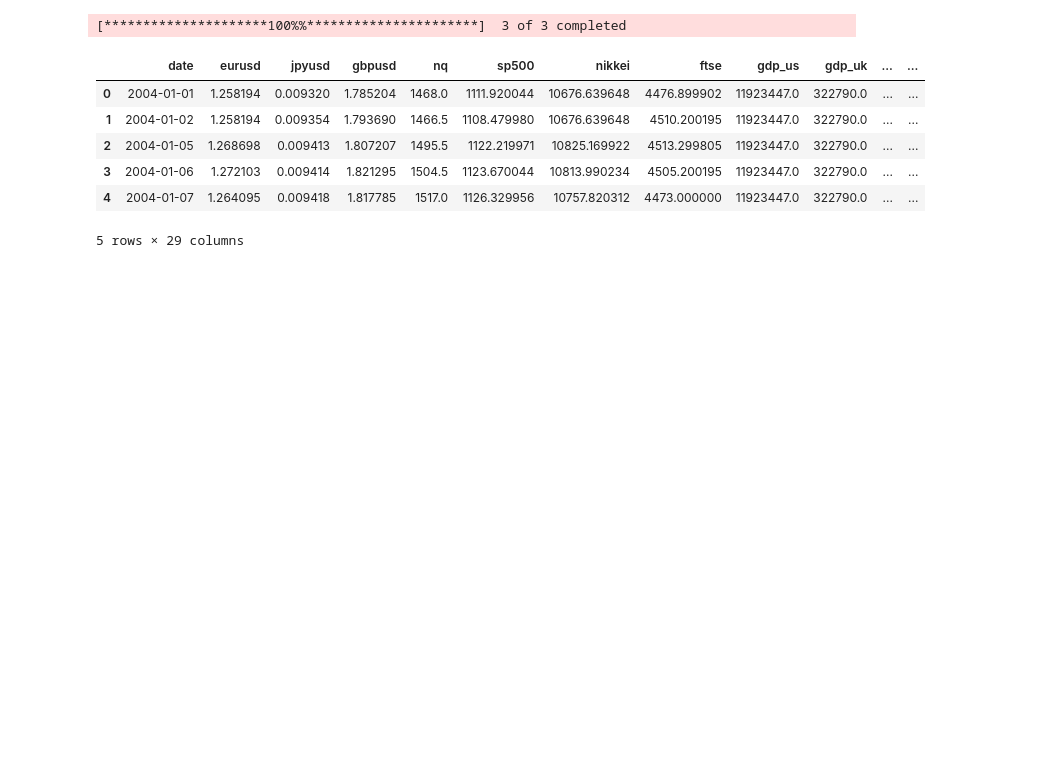
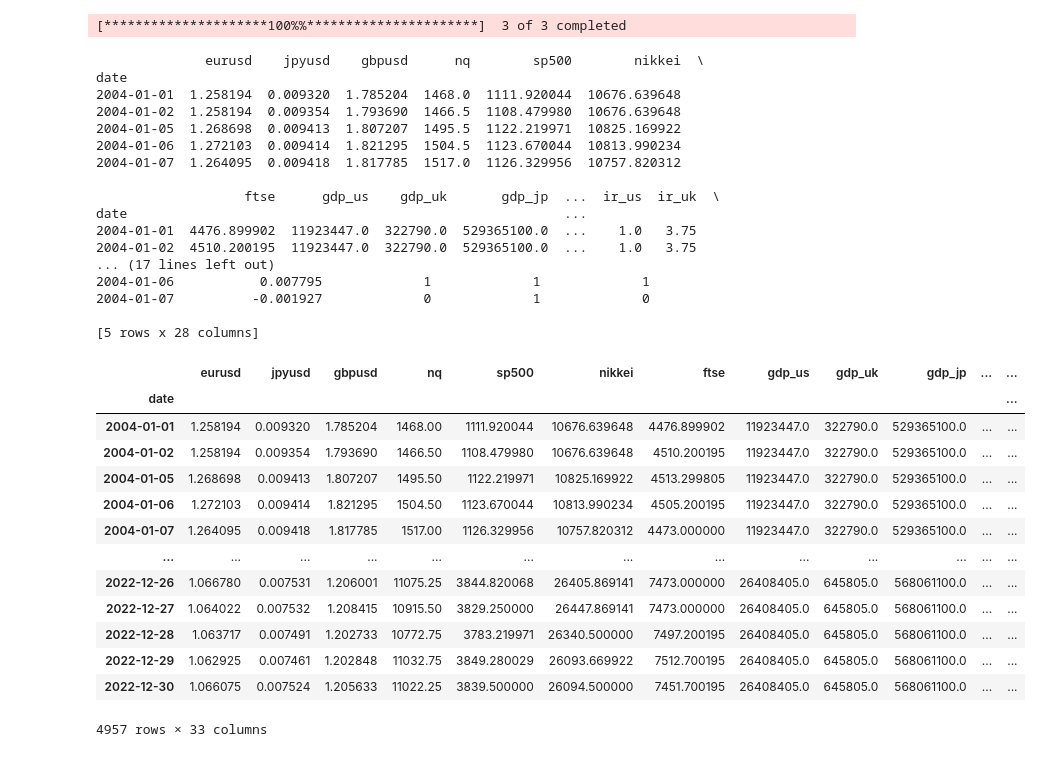
Before and after one commit to ikeryanez/Forecasting_FinancialTS, a Jupyter notebook: notebooks/4-feature_engineering/feature_engineering.ipynb, the cells around one changed output. Drawn from its saved outputs; the diff is of its cells as text; code cells hidden in the pictures; blank space fills up the shorter version.

```diff
--- a/notebooks/4-feature_engineering/feature_engineering.ipynb
+++ b/notebooks/4-feature_engineering/feature_engineering.ipynb
@@ -35,10 +37,11 @@ df.head()
 # %%
+import pandas as pd
 import yfinance as yf
 from datetime import datetime, timedelta
 
+# Supongamos que df es tu DataFrame y tiene un índice de tipo datetime
 # Obtener la fecha del primer día en el DataFrame
-first_date_str = df.loc[0, 'date']
-first_date = datetime.strptime(first_date_str, '%Y-%m-%d')
+first_date = df.index[0]
 
 # Descargar los precios de cierre del día anterior para EUR/USD, JPY/USD y GBP/USD
 tickers = ['EURUSD=X', 'JPYUSD=X', 'GBPUSD=X']
@@ -48,7 +51,7 @@ previous_date = first_date - timedelta(days=1)
 data = yf.download(tickers, start=previous_date.strftime('%Y-%m-%d'), end=first_date.strftime('%Y-%m-%d'))
 
 # Obtener el precio de cierre del día anterior
-previous_close = data['Close'].iloc[0]
+previous_close = data['Adj Close'].iloc[0]
 
 # Calcular la variación porcentual para cada tipo de cambio
 df['eurusd_pct_change'] = df['eurusd'].pct_change()
@@ -56,25 +59,57 @@ df['jpyusd_pct_change'] = df['jpyusd'].pct_change()
 df['gbpusd_pct_change'] = df['gbpusd'].pct_change()
 
 # Rellenar la variación porcentual para la primera observación
-df.loc[0, 'eurusd_pct_change'] = (df.loc[0, 'eurusd'] - previous_close['EURUSD=X']) / previous_close['EURUSD=X']
-df.loc[0, 'jpyusd_pct_change'] = (df.loc[0, 'jpyusd'] - previous_close['JPYUSD=X']) / previous_close['JPYUSD=X']
-df.loc[0, 'gbpusd_pct_change'] = (df.loc[0, 'gbpusd'] - previous_close['GBPUSD=X']) / previous_close['GBPUSD=X']
+df.loc[df.index[0], 'eurusd_pct_change'] = (df.loc[df.index[0], 'eurusd'] - previous_close['EURUSD=X']) / previous_close['EURUSD=X']
+df.loc[df.index[0], 'jpyusd_pct_change'] = (df.loc[df.index[0], 'jpyusd'] - previous_close['JPYUSD=X']) / previous_close['JPYUSD=X']
+df.loc[df.index[0], 'gbpusd_pct_change'] = (df.loc[df.index[0], 'gbpusd'] - previous_close['GBPUSD=X']) / previous_close['GBPUSD=X']
 
 # Crear las etiquetas de tendencia en inglés
-df['eurusd_trend'] = df['eurusd_pct_change'].apply(lambda x: 'up' if x > 0 else 'down')
-df['jpyusd_trend'] = df['jpyusd_pct_change'].apply(lambda x: 'up' if x > 0 else 'down')
-df['gbpusd_trend'] = df['gbpusd_pct_change'].apply(lambda x: 'up' if x > 0 else 'down')
+df['eurusd_trend'] = df['eurusd_pct_change'].apply(lambda x: 1 if x > 0 else 0)
+df['jpyusd_trend'] = df['jpyusd_pct_change'].apply(lambda x: 1 if x > 0 else 0)
+df['gbpusd_trend'] = df['gbpusd_pct_change'].apply(lambda x: 1 if x > 0 else 0)
 
-# Mostrar las primeras filas del DataFrame modificado para verificar los cambios
-df.head()
+print(df.head())
 # %% [output]
 [*********************100%%**********************]  3 of 3 completed
-|  | date | eurusd | jpyusd | gbpusd | nq | sp500 | nikkei | ftse | gdp_us | gdp_uk | ... | ... |
-| 0 | 2004-01-01 | 1.258194 | 0.009320 | 1.785204 | 1468.0 | 1111.920044 | 10676.639648 | 4476.899902 | 11923447.0 | 322790.0 | ... | ... |
-| 1 | 2004-01-02 | 1.258194 | 0.009354 | 1.793690 | 1466.5 | 1108.479980 | 10676.639648 | 4510.200195 | 11923447.0 | 322790.0 | ... | ... |
-| 2 | 2004-01-05 | 1.268698 | 0.009413 | 1.807207 | 1495.5 | 1122.219971 | 10825.169922 | 4513.299805 | 11923447.0 | 322790.0 | ... | ... |
-| 3 | 2004-01-06 | 1.272103 | 0.009414 | 1.821295 | 1504.5 | 1123.670044 | 10813.990234 | 4505.200195 | 11923447.0 | 322790.0 | ... | ... |
-| 4 | 2004-01-07 | 1.264095 | 0.009418 | 1.817785 | 1517.0 | 1126.329956 | 10757.820312 | 4473.000000 | 11923447.0 | 322790.0 | ... | ... |
-5 rows × 29 columns
+              eurusd    jpyusd    gbpusd      nq        sp500        nikkei  \
+date
+2004-01-01  1.258194  0.009320  1.785204  1468.0  1111.920044  10676.639648
+2004-01-02  1.258194  0.009354  1.793690  1466.5  1108.479980  10676.639648
+2004-01-05  1.268698  0.009413  1.807207  1495.5  1122.219971  10825.169922
+2004-01-06  1.272103  0.009414  1.821295  1504.5  1123.670044  10813.990234
+2004-01-07  1.264095  0.009418  1.817785  1517.0  1126.329956  10757.820312
+
+                   ftse      gdp_us    gdp_uk       gdp_jp  ...  ir_us  ir_uk  \
+date                                                        ...
+2004-01-01  4476.899902  11923447.0  322790.0  529365100.0  ...    1.0   3.75
+2004-01-02  4510.200195  11923447.0  322790.0  529365100.0  ...    1.0   3.75
+... (17 lines left out)
+2004-01-06           0.007795             1             1             1
+2004-01-07          -0.001927             0             1             0
+
+[5 rows x 28 columns]
+# %%
+df['dayofweek'] = df.index.day_of_week
+df['quarter'] = df.index.quarter
+df['month'] = df.index.month
+df['year'] = df.index.year
+df['dayofyear'] = df.index.day_of_year
+# %%
+df
+# %% [output]
+|  | eurusd | jpyusd | gbpusd | nq | sp500 | nikkei | ftse | gdp_us | gdp_uk | gdp_jp | ... | ... |
+| date |  |  |  |  |  |  |  |  |  |  |  | ... |
+| 2004-01-01 | 1.258194 | 0.009320 | 1.785204 | 1468.00 | 1111.920044 | 10676.639648 | 4476.899902 | 11923447.0 | 322790.0 | 529365100.0 | ... | ... |
+| 2004-01-02 | 1.258194 | 0.009354 | 1.793690 | 1466.50 | 1108.479980 | 10676.639648 | 4510.200195 | 11923447.0 | 322790.0 | 529365100.0 | ... | ... |
+| 2004-01-05 | 1.268698 | 0.009413 | 1.807207 | 1495.50 | 1122.219971 | 10825.169922 | 4513.299805 | 11923447.0 | 322790.0 | 529365100.0 | ... | ... |
+| 2004-01-06 | 1.272103 | 0.009414 | 1.821295 | 1504.50 | 1123.670044 | 10813.990234 | 4505.200195 | 11923447.0 | 322790.0 | 529365100.0 | ... | ... |
+| 2004-01-07 | 1.264095 | 0.009418 | 1.817785 | 1517.00 | 1126.329956 | 10757.820312 | 4473.000000 | 11923447.0 | 322790.0 | 529365100.0 | ... | ... |
+| ... | ... | ... | ... | ... | ... | ... | ... | ... | ... | ... | ... | ... |
+| 2022-12-26 | 1.066780 | 0.007531 | 1.206001 | 11075.25 | 3844.820068 | 26405.869141 | 7473.000000 | 26408405.0 | 645805.0 | 568061100.0 | ... | ... |
+| 2022-12-27 | 1.064022 | 0.007532 | 1.208415 | 10915.50 | 3829.250000 | 26447.869141 | 7473.000000 | 26408405.0 | 645805.0 | 568061100.0 | ... | ... |
+| 2022-12-28 | 1.063717 | 0.007491 | 1.202733 | 10772.75 | 3783.219971 | 26340.500000 | 7497.200195 | 26408405.0 | 645805.0 | 568061100.0 | ... | ... |
+| 2022-12-29 | 1.062925 | 0.007461 | 1.202848 | 11032.75 | 3849.280029 | 26093.669922 | 7512.700195 | 26408405.0 | 645805.0 | 568061100.0 | ... | ... |
+| 2022-12-30 | 1.066075 | 0.007524 | 1.205633 | 11022.25 | 3839.500000 | 26094.500000 | 7451.700195 | 26408405.0 | 645805.0 | 568061100.0 | ... | ... |
+4957 rows × 33 columns
 # %%
 df.to_csv('../../data/df_final.csv', index=False)
```
Also changed, not shown: parts of 3 cells of this notebook, 1 other file.
